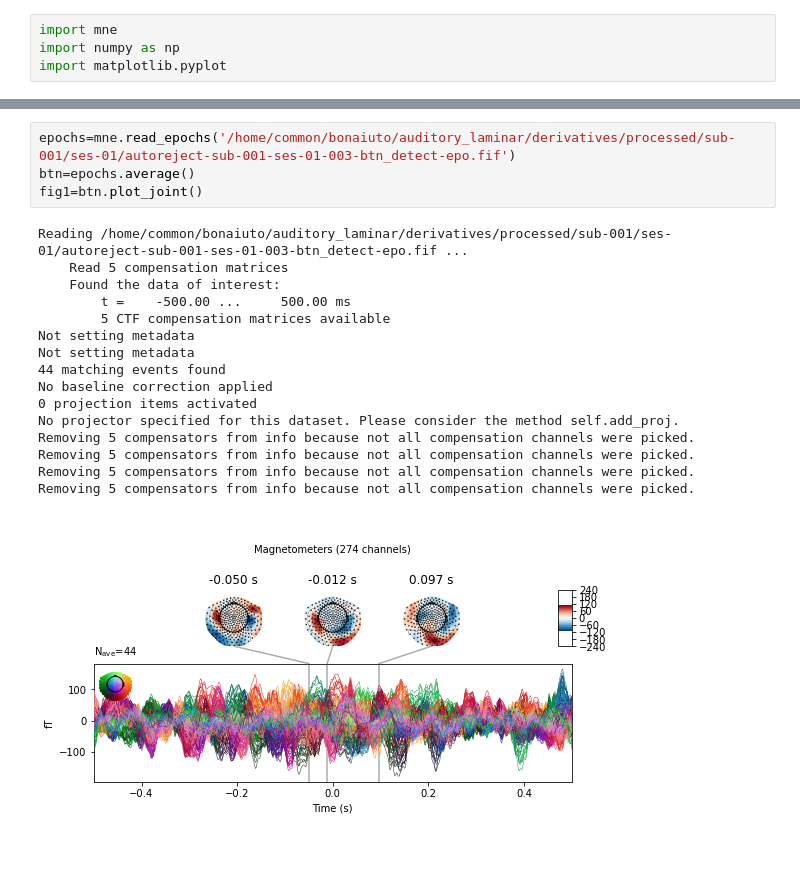
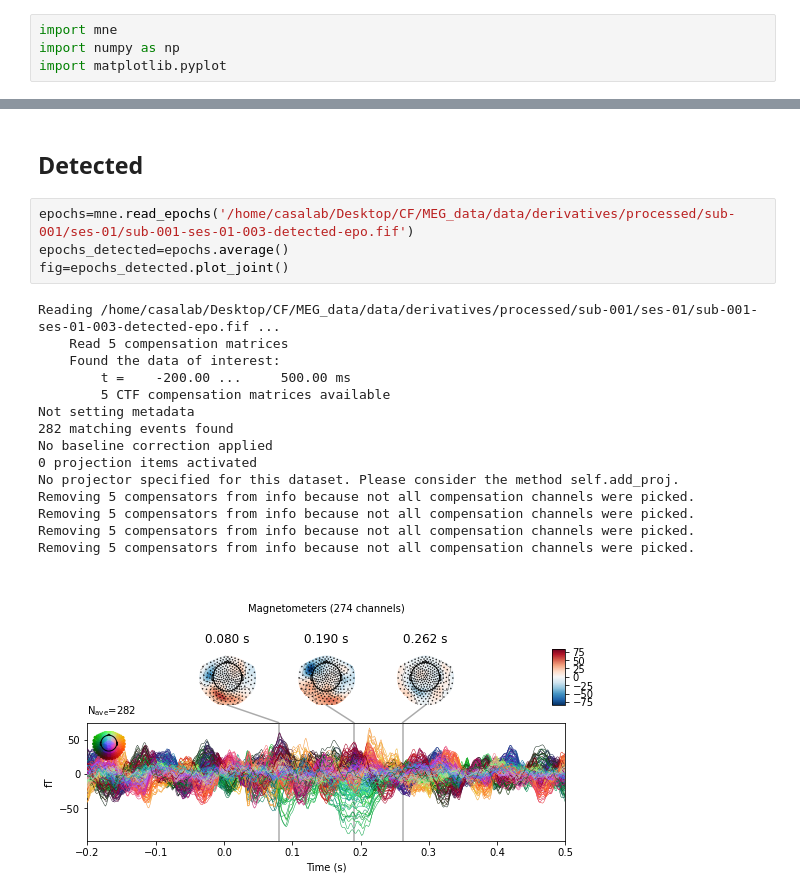
Before and after one commit to danclab/auditory_laminar, a Jupyter notebook: plot_erp.ipynb, the cells around one changed output, grey strips where cells are left out. Saved outputs shown, nothing was run; the diff lists cells and outputs as text; blank space fills up the shorter version.

```diff
--- a/plot_erp.ipynb
+++ b/plot_erp.ipynb
@@ -89,22 +135,23 @@ Removing 5 compensators from info because not all compensation channels were pic
+# %% [markdown]
+## Detected
 # %%
-epochs=mne.read_epochs('/home/common/bonaiuto/auditory_laminar/derivatives/processed/sub-001/ses-01/autoreject-sub-001-ses-01-003-btn_detect-epo.fif')
-btn=epochs.average()
-fig1=btn.plot_joint()
+epochs=mne.read_epochs('/home/casalab/Desktop/CF/MEG_data/data/derivatives/processed/sub-001/ses-01/sub-001-ses-01-003-detected-epo.fif')
+epochs_detected=epochs.average()
+fig=epochs_detected.plot_joint()
 # %% [output]
-Reading /home/common/bonaiuto/auditory_laminar/derivatives/processed/sub-001/ses-01/autoreject-sub-001-ses-01-003-btn_detect-epo.fif ...
+Reading /home/casalab/Desktop/CF/MEG_data/data/derivatives/processed/sub-001/ses-01/sub-001-ses-01-003-detected-epo.fif ...
     Read 5 compensation matrices
     Found the data of interest:
-        t =    -500.00 ...     500.00 ms
+        t =    -200.00 ...     500.00 ms
         5 CTF compensation matrices available
 Not setting metadata
-Not setting metadata
-44 matching events found
+282 matching events found
 No baseline correction applied
 0 projection items activated
 No projector specified for this dataset. Please consider the method self.add_proj.
 Removing 5 compensators from info because not all compensation channels were picked.
 Removing 5 compensators from info because not all compensation channels were picked.
 Removing 5 compensators from info because not all compensation channels were picked.
 Removing 5 compensators from info because not all compensation channels were picked.
-[figure, old version]
+[figure, new version]
 # %%
```
Also changed, not shown: parts of 12 cells of this notebook, 4 other files.
